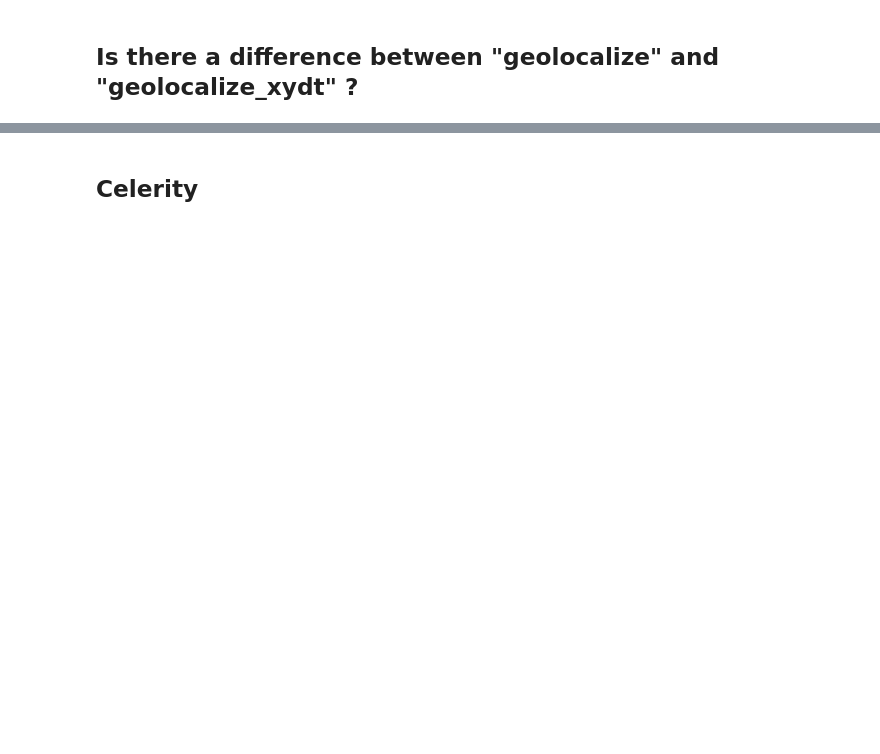
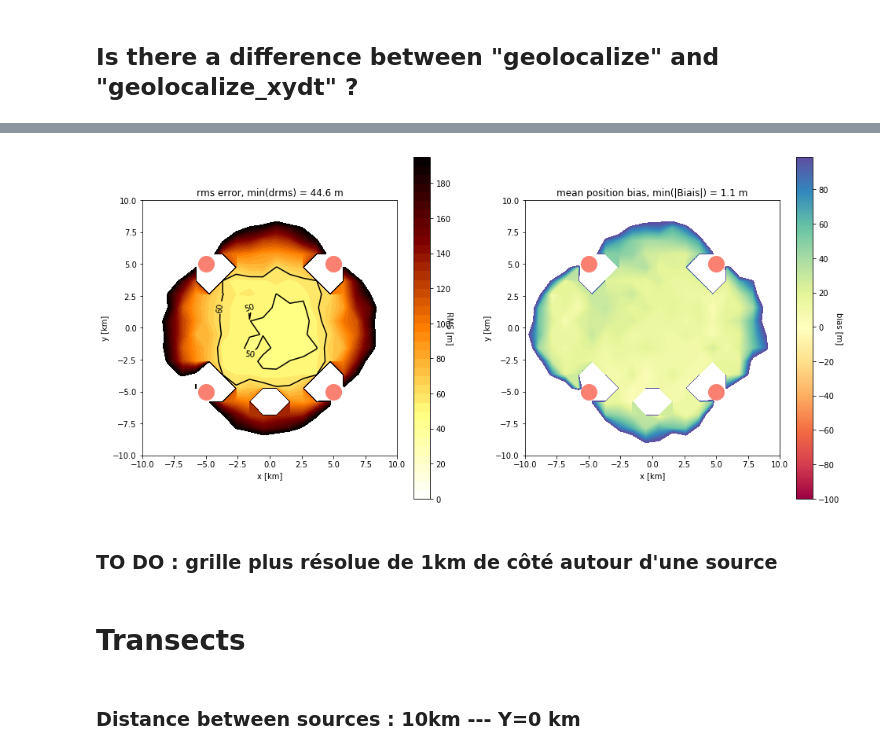
Before and after one commit to ponchama/Cognac_Acoustique, a Jupyter notebook: Geolocation/demo_in_progress.ipynb, the cells around one changed output, grey strips where cells are left out. Saved outputs shown, nothing was run; the diff lists cells and outputs as text; code cells hidden in the pictures; blank space fills up the shorter version.

Commit message:
transects added

```diff
--- a/Geolocation/demo_in_progress.ipynb
+++ b/Geolocation/demo_in_progress.ipynb
@@ -355,2 +376,47 @@ Xt, Yt = np.meshgrid(xt,yt)
+# %%
+RMS1 = np.load('NPY/RMS_20_20.npy')
+Biais1 = np.load('NPY/Biais_20_20.npy')
+# %%
+### plots : error map + bias map
+
+plt.figure(figsize=(16,8))
+
+## error
+ax=plt.subplot(121)
+cmap = plt.get_cmap('afmhot_r')
+lvls=np.arange(0.,2.e2,5.)
+plt.contourf(Xt/1.e3,Yt/1.e3,RMS1,lvls, cmap=cmap)  #,lvls
+cbar = plt.colorbar()
+cbar.ax.set_ylabel('RMS [m]', rotation=270)
+
+CS = plt.contour(Xt/1.e3,Yt/1.e3,RMS1,[50,60],colors='k')
+plt.clabel(CS, [50,60],  # label every second level
+           inline=1,
+           fmt='%1.0f',
+           fontsize=10)
+[s.plot() for s in sources]
+plt.xlabel('x [km]')
+plt.ylabel('y [km]')
+plt.title('rms error, min(drms) = %.1f m' % RMS1.min())
+ax.set_aspect('equal')
+
+## bias
+ax=plt.subplot(122)
+cmap = plt.get_cmap('Spectral')
+lvls=np.arange(-10.e1,10.e1,1.e0)
+plt.contourf(Xt/1.e3,Yt/1.e3, Biais1,lvls,cmap=cmap)
+cbar = plt.colorbar()
+cbar.ax.set_ylabel('bias [m]', rotation=270)
+[s.plot() for s in sources]
+plt.xlabel('x [km]')
+plt.ylabel('y [km]')
+plt.title('mean position bias, min(|Biais|) = %.1f m' % np.abs(Biais1).min())
+ax.set_aspect('equal')
+plt.show()
+plt.show()
+# %% [output]
+[figure, added]
+# %% [markdown]
+### TO DO : grille plus résolue de 1km de côté autour d'une source
 # %% [markdown]
-## Celerity
+# Transects
@@ -357,3 +428,5 @@ Xt, Yt = np.meshgrid(xt,yt)
+# %% [markdown]
+### Distance between sources : 10km  --- Y=0 km
 # %%
 ### number of simulations
 Nmc = 100
```
Also changed, not shown: parts of 33 cells of this notebook.
